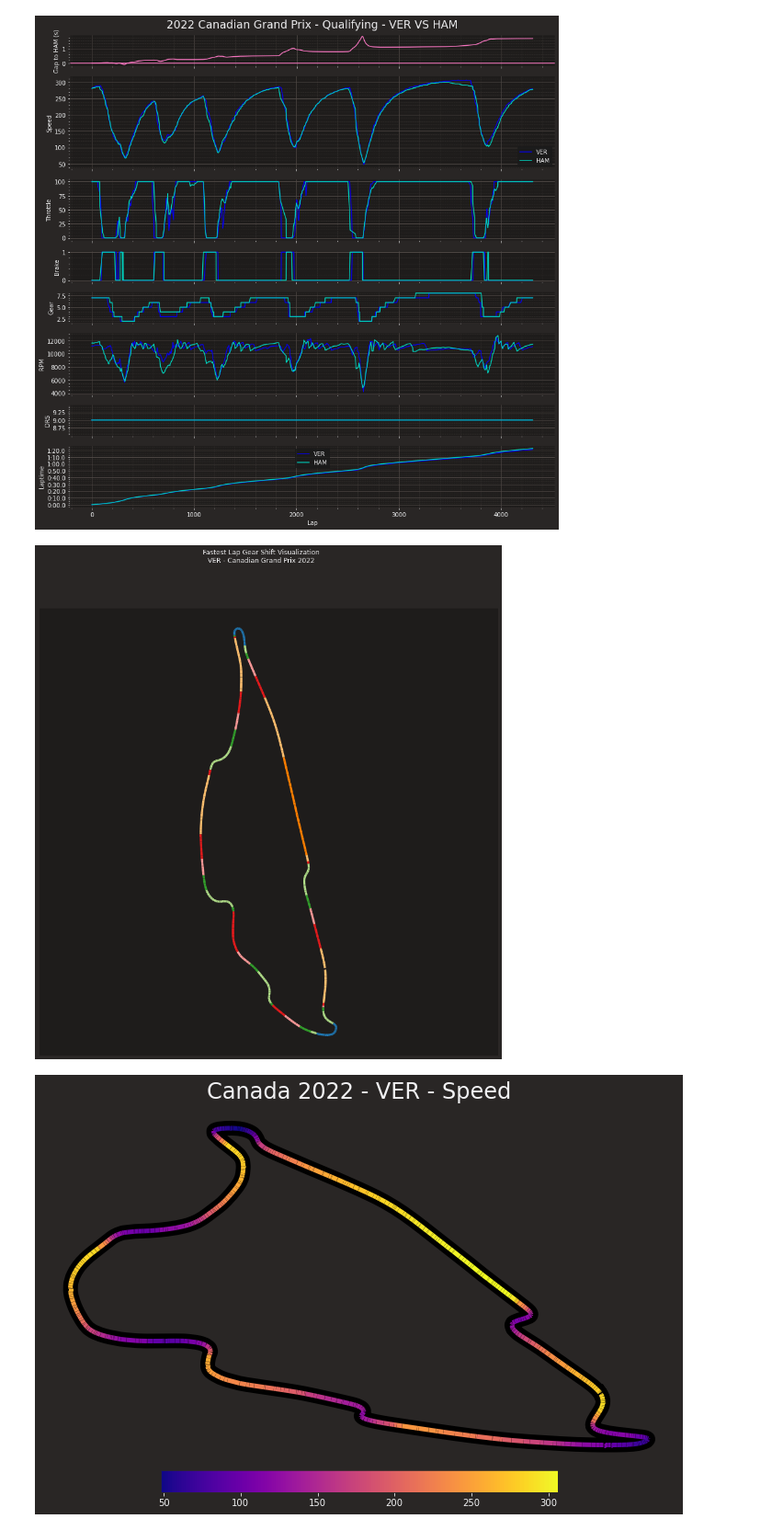
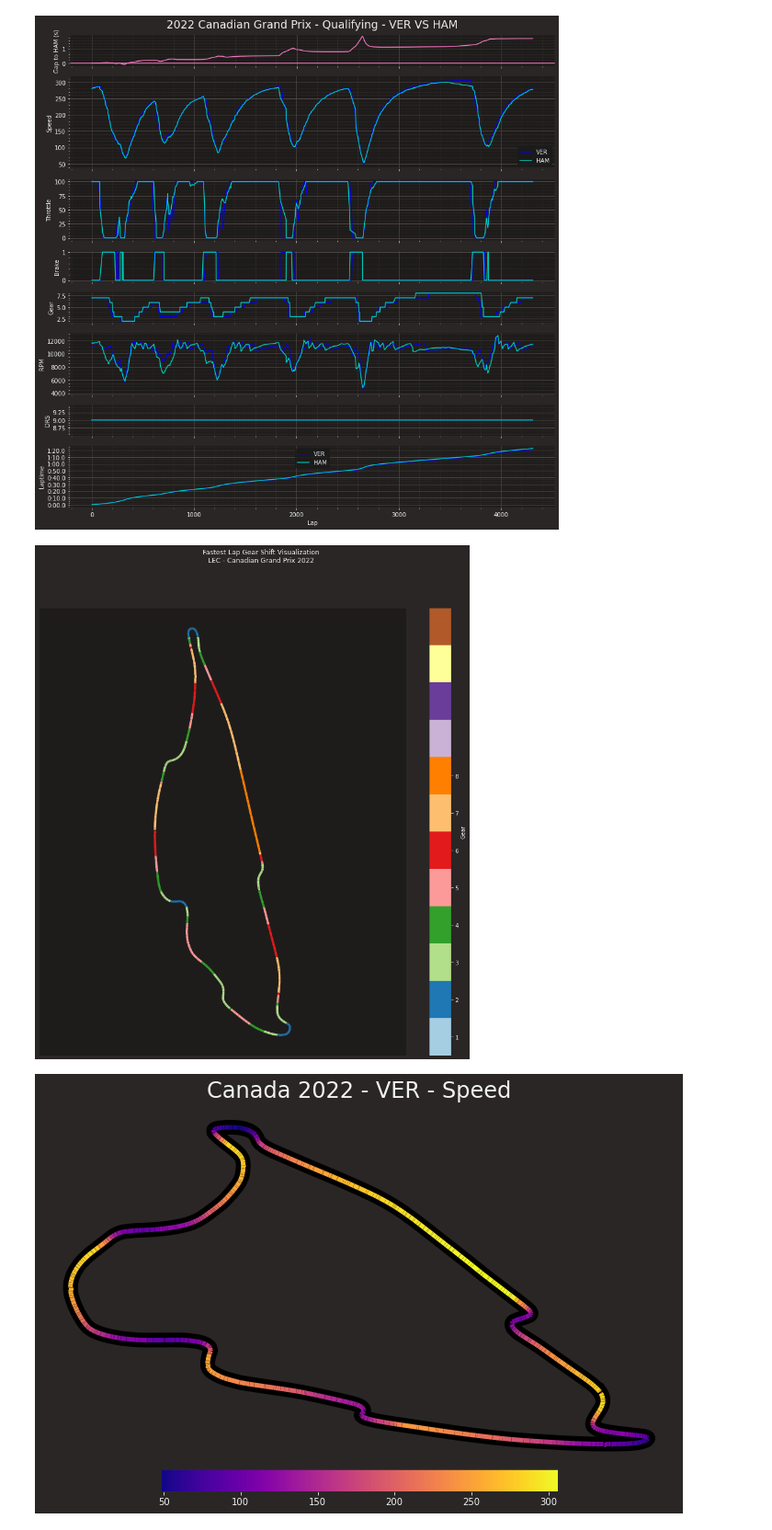
Before and after one commit to CamStevens15/F1_2022_race_analytics, a Jupyter notebook: Code_Analysis/Canadian_GP2022.ipynb, the cells around one changed output. Shown at 92% size. Cells and saved outputs as stored; diff of their text form; code cells hidden in the pictures.

```diff
--- a/Code_Analysis/Canadian_GP2022.ipynb
+++ b/Code_Analysis/Canadian_GP2022.ipynb
@@ -186,7 +193,7 @@ Driver_lap_comparison('VER','HAM')
 def driver_gear_changes(driver1):
      # replace with your cache directory
 
-
+    colormap = plt.cm.plasma
 
     lap = quali.laps.pick_driver(driver1).pick_fastest()
     tel = lap.get_telemetry()
@@ -212,10 +219,18 @@ def driver_gear_changes(driver1):
     title = plt.suptitle(
         f"Fastest Lap Gear Shift Visualization\n"
         f"{driver1} - {quali.event['EventName']} {quali.event.year}")
+
+        # Finally, we create a color bar as a legend.
+    cbar = plt.colorbar(mappable=lc_comp, label="Gear", boundaries=np.arange(1, 10))
+    cbar.set_ticks(np.arange(1.5, 9.5))
+    cbar.set_ticklabels(np.arange(1, 9))
+
+
+    plt.show()
 # %%
-driver_gear_changes('VER')
+driver_gear_changes('LEC')
 # %% [output]
-[figure, old version]
+[figure, new version]
 # %%
 def driver_speed_change(driver1):
 
```
Also changed, not shown: parts of 6 cells of this notebook, 5 other files.
